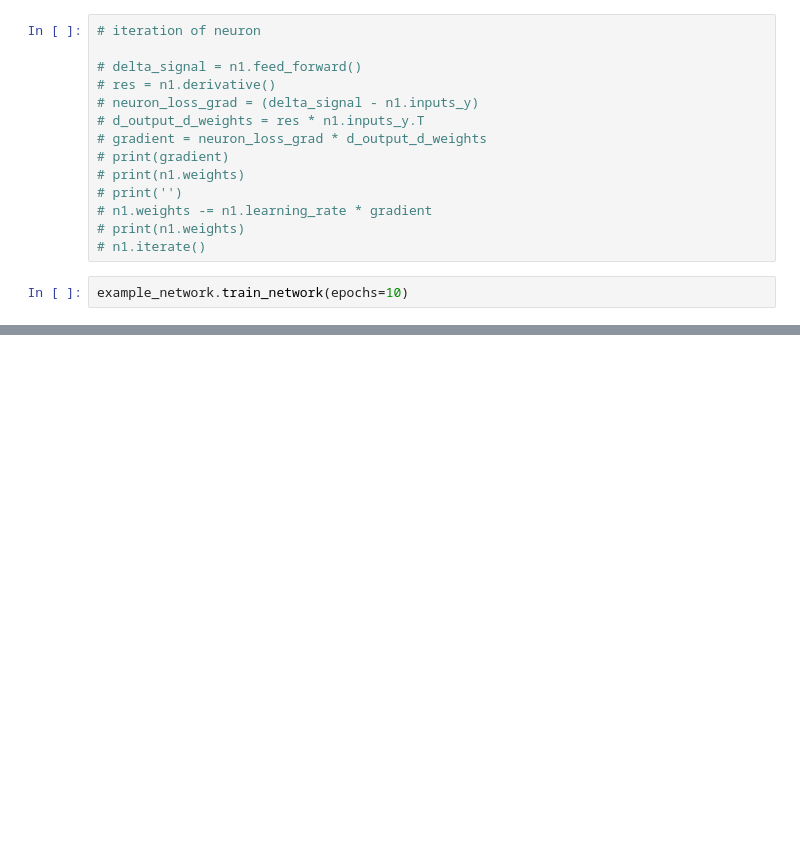
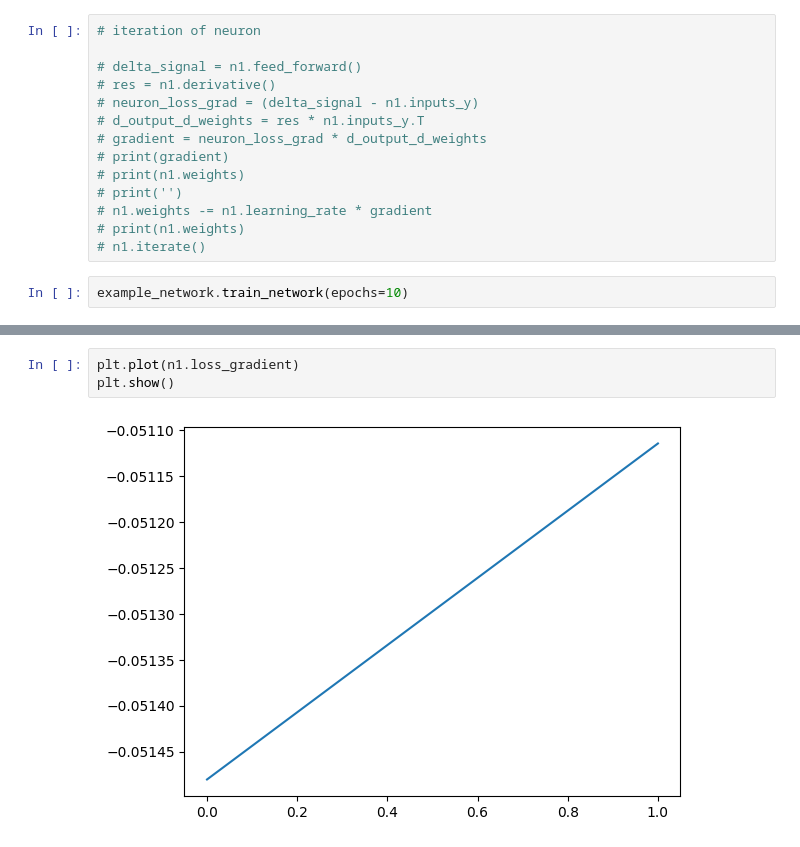
Before and after one commit to LilaShiba/neural_collective_network, a Jupyter notebook: explore.ipynb, the cells around one changed output, grey strips where cells are left out. Saved outputs shown, nothing was run; the diff lists cells and outputs as text; blank space fills up the shorter version.

```diff
--- a/explore.ipynb
+++ b/explore.ipynb
@@ -80,0 +103,5 @@ example_network.train_network(epochs=10)
+# %%
+plt.plot(n1.loss_gradient)
+plt.show()
+# %% [output]
+[figure, added]
```
Also changed, not shown: parts of 5 cells of this notebook.
